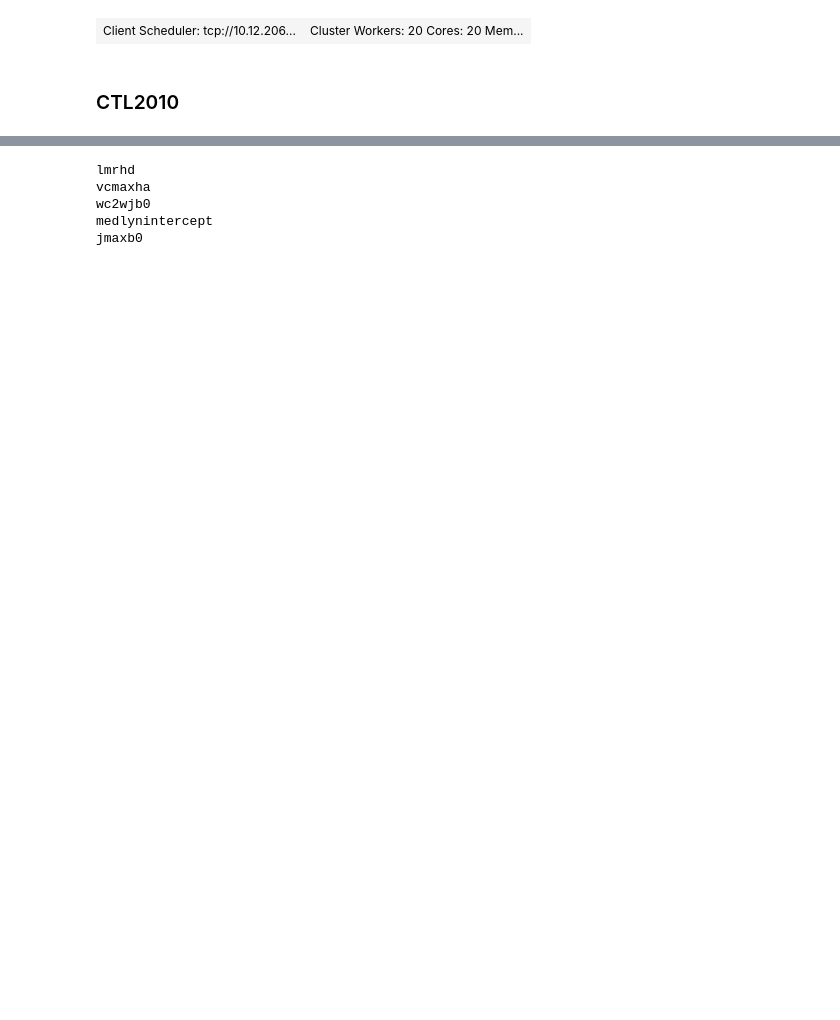
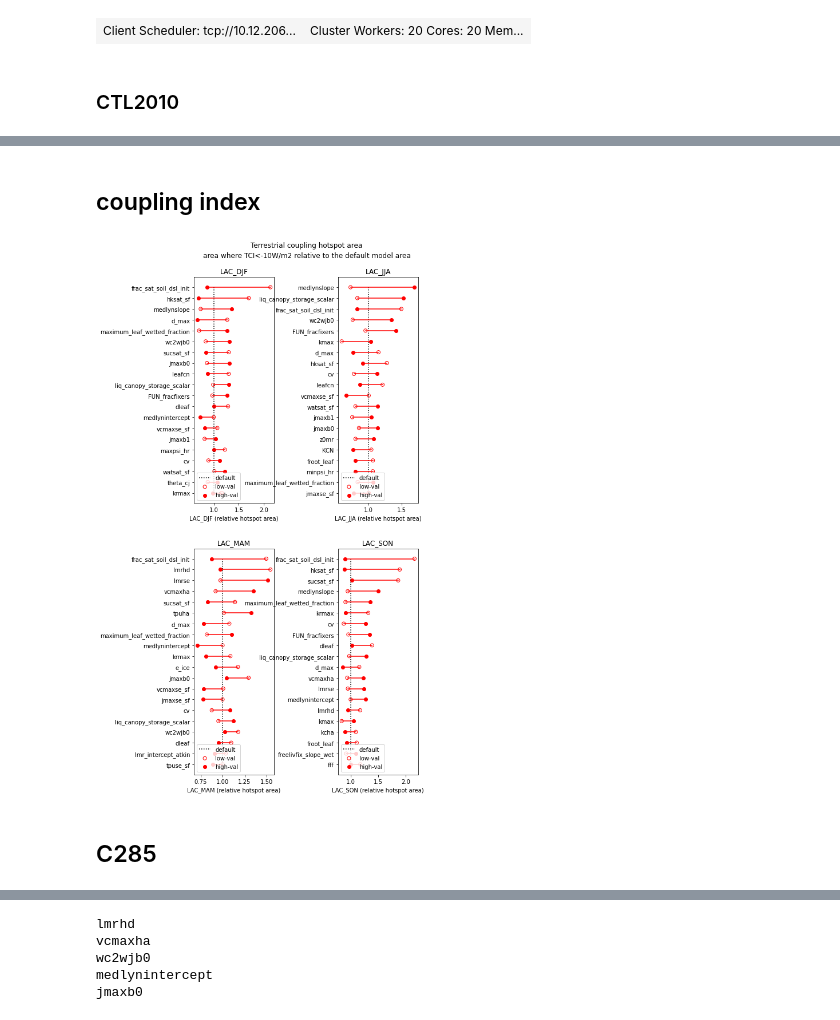
Before and after one commit to djk2120/CLM5PPE, a Jupyter notebook: pyth/param_selection.ipynb, the cells around one changed output, grey strips where cells are left out. Cells and saved outputs as stored; diff of their text form; code cells hidden in the pictures; blank space fills up the shorter version.

```diff
--- a/pyth/param_selection.ipynb
+++ b/pyth/param_selection.ipynb
@@ -78,7 +78,8 @@ def get_ensemble(name,data_vars,htape,keys,paramkey):
                            parallel=True,preprocess=preprocess)
 
     #fix up time dimension
-    ds['time'] = xr.cftime_range(str(2005),periods=120,freq='MS') #fix time bug
+    if htape=='h0':
+        ds['time'] = xr.cftime_range(str(2005),periods=120,freq='MS') #fix time bug
 
     #add in some extra variables
     ds0 = xr.open_dataset(files[0])
@@ -258,0 +213,8 @@ len(top50)
+# %%
+def calc_alt(ds):
+    cf   = cfs['ALTMAX']
+    ix   = ds.ALTMAX.isel(ens=0).mean(dim='time')<10
+    xann = cf*(la*ds.ALTMAX.where(ix).groupby('time.year').max()).sum(dim='gridcell').compute()
+    xm   = xann.mean(dim='year')
+    xi   = xann.std(dim='year')
+    return xm,xi
@@ -258,0 +360,2 @@ len(top50)
+# %% [markdown]
+## coupling index
@@ -258,0 +370,37 @@ len(top50)
+# %%
+x = ds.SOILWATER_10CM.groupby('time.season')
+y = ds.FSH.groupby('time.season')
+cv0 = (x-x.mean())*(y-y.mean())
+cv  = cv0.groupby('time.season').sum()/x.count()
+couplingIndex = (cv/x.std()).compute()
+# %%
+hot_area = (la*(couplingIndex<-10)).sum(dim='gridcell')
+rel_area = hot_area/hot_area[0,:]
+# %%
+unit = 'relative hotspot area'
+ln1  = 'Terrestrial coupling hotspot area'
+ln2  = 'area where TCI<-10W/m2 relative to the default model area'
+plt.figure(figsize=[8,16])
+for i,seas in zip(range(4),rel_area.season):
+    sstr = str(seas.values)
+    xmeans  = []
+    for u in uniques:
+        pair  = find_pair(rel_area.sel(season=seas),ds.param,ds.minmax,u)
+        xmeans.append(pair.values)
+
+    dmeans = [abs(xmean[0]-xmean[1]) for xmean in xmeans]
+    ranks = np.argsort(dmeans)
+    xdef = rel_area.sel(season=seas).isel(ens=0)
+
+    plt.subplot(2,2,i+1)
+    plot20(xmeans,ranks,xdef,'LAC',sstr,unit)
+
+plt.subplots_adjust(wspace=0.8)
+plt.subplots_adjust(left=0.22)
+plt.figtext(0.562,0.925,ln1,fontsize=12,ha='center')
+plt.figtext(0.562,0.91, ln2,fontsize=12,ha='center')
+plt.savefig('../figs/LAcoupling_top20.pdf')
+# %% [output]
+[figure, added]
+# %% [markdown]
+## C285
```
Also changed, not shown: parts of 36 cells of this notebook.
